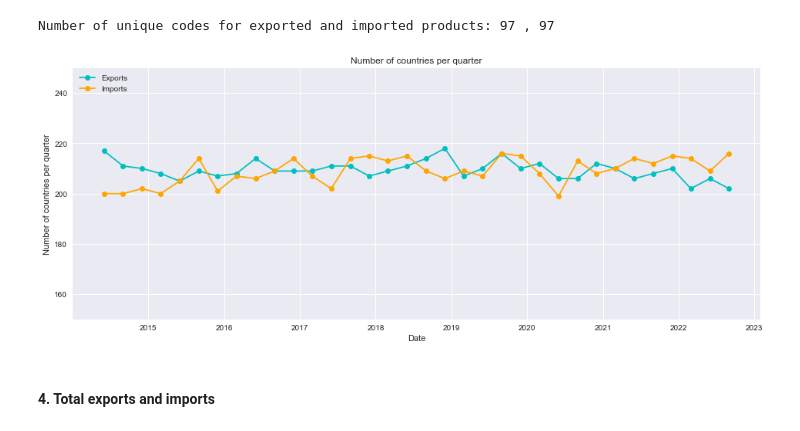
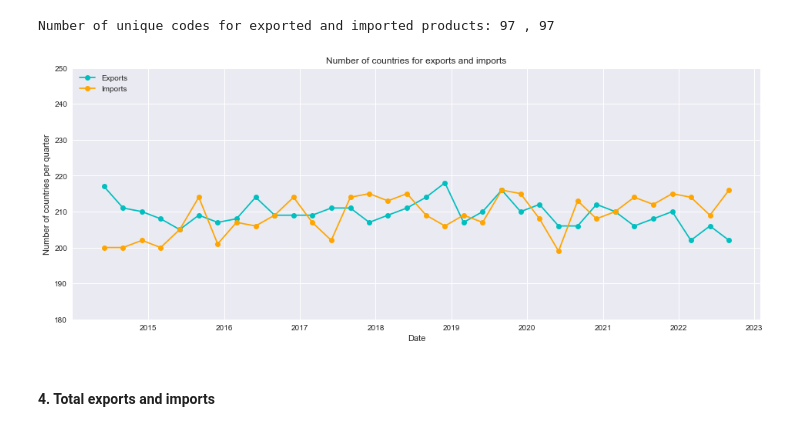
Before and after one commit to lilianasku/Time-series-analysis, a Jupyter notebook: notebooks/TradeData_Eda.ipynb, the cells around one changed output. Saved outputs shown, nothing was run; the diff lists cells and outputs as text; code cells hidden in the pictures.

```diff
--- a/notebooks/TradeData_Eda.ipynb
+++ b/notebooks/TradeData_Eda.ipynb
@@ -108,17 +108,17 @@ countries_perquarter_imp = goods_imports.groupby('Quarter')['Country'].nunique()
 # %%
 #plot number of countries per quarter
 fig,ax = plt.subplots()
 line1=ax.plot(countries_perquarter_exp.index, countries_perquarter_exp.values, color = 'c', marker='o',label='Exports')
 line2=ax.plot(countries_perquarter_imp.index, countries_perquarter_imp.values, color = 'orange', marker='o', label='Imports')
 
 ax.set_xlabel('Date')
-ax.set_title('Number of countries per quarter')
+ax.set_title('Number of countries for exports and imports')
 ax.set_ylabel('Number of countries per quarter')
-plt.ylim(150,250)
+plt.ylim(180,250)
 plt.legend(loc='upper left')
 plt.show()
 # %% [output]
-[figure, old version]
+[figure, new version]
 # %% [markdown]
 #### 4. Total exports and imports
 # %%
```
Also changed, not shown: parts of 19 cells of this notebook.
